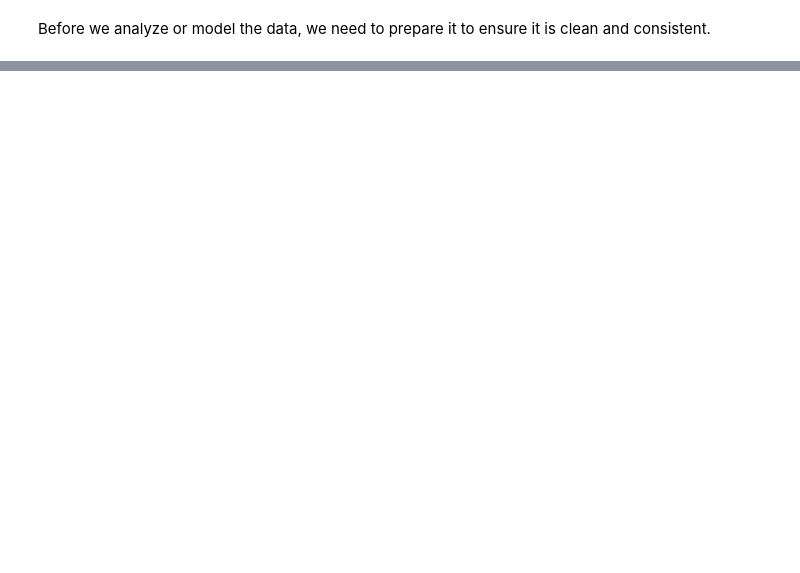
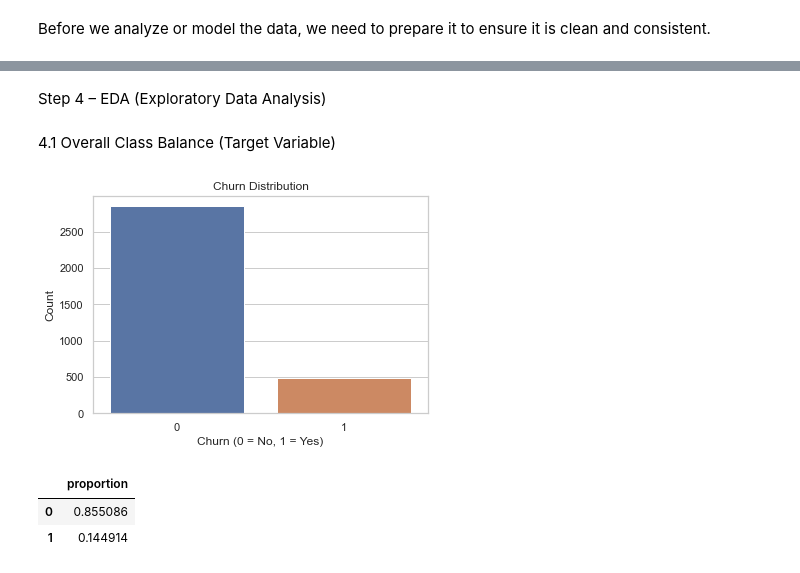
Before and after one commit to Nightingale-Tech/SYRIATEL-CUSTOMER-CHURN, a Jupyter notebook: notebooks/customer churn.ipynb, the cells around one changed output, grey strips where cells are left out. Drawn from its saved outputs; the diff is of its cells as text; code cells hidden in the pictures; blank space fills up the shorter version.

```diff
--- a/notebooks/customer churn.ipynb
+++ b/notebooks/customer churn.ipynb
@@ -170 +127,4 @@ df['churn'] = df['churn'].map({'True.': 1, 'False.': 0})
+# %%
+# Drop 'state' and 'phone number' – not useful for prediction
+df.drop(columns=['state', 'phone number'], inplace=True)
 # %% [markdown]
@@ -182,0 +132,5 @@ Categorical columns: ['state', 'phone_number', 'international_plan', 'voice_mail
+# %%
+# Convert 'international plan' and 'voice mail plan' to 0/1
+binary_map = {'yes': 1, 'no': 0}
+df['international plan'] = df['international plan'].map(binary_map)
+df['voice mail plan'] = df['voice mail plan'].map(binary_map)
@@ -182,0 +139,3 @@ Categorical columns: ['state', 'phone_number', 'international_plan', 'voice_mail
+# %%
+# Convert boolean churn column to 0/1
+df['churn'] = df['churn'].astype(int)
@@ -182,0 +144,11 @@ Categorical columns: ['state', 'phone_number', 'international_plan', 'voice_mail
+# %%
+# Cap numeric outliers using the IQR method
+num_cols = df.select_dtypes(include=['int64', 'float64']).columns
+
+for col in num_cols:
+    Q1 = df[col].quantile(0.25)
+    Q3 = df[col].quantile(0.75)
+    IQR = Q3 - Q1
+    lower = Q1 - 1.5 * IQR
+    upper = Q3 + 1.5 * IQR
+    df[col] = np.where(df[col] < lower, lower, np.where(df[col] > upper, upper, df[col]))
@@ -182,0 +187,19 @@ Categorical columns: ['state', 'phone_number', 'international_plan', 'voice_mail
+# %% [markdown]
+Step 4 – EDA (Exploratory Data Analysis)
+# %% [markdown]
+4.1 Overall Class Balance (Target Variable)
+# %%
+# Check churn distribution
+sns.countplot(x='churn', data=df)
+plt.title("Churn Distribution")
+plt.xlabel("Churn (0 = No, 1 = Yes)")
+plt.ylabel("Count")
+plt.show()
+
+# Print class balance
+df['churn'].value_counts(normalize=True).to_frame('proportion')
+# %% [output]
+[figure, added]
+|  | proportion |
+| 0 | 0.855086 |
+| 1 | 0.144914 |
```
Also changed, not shown: parts of 26 cells of this notebook.
